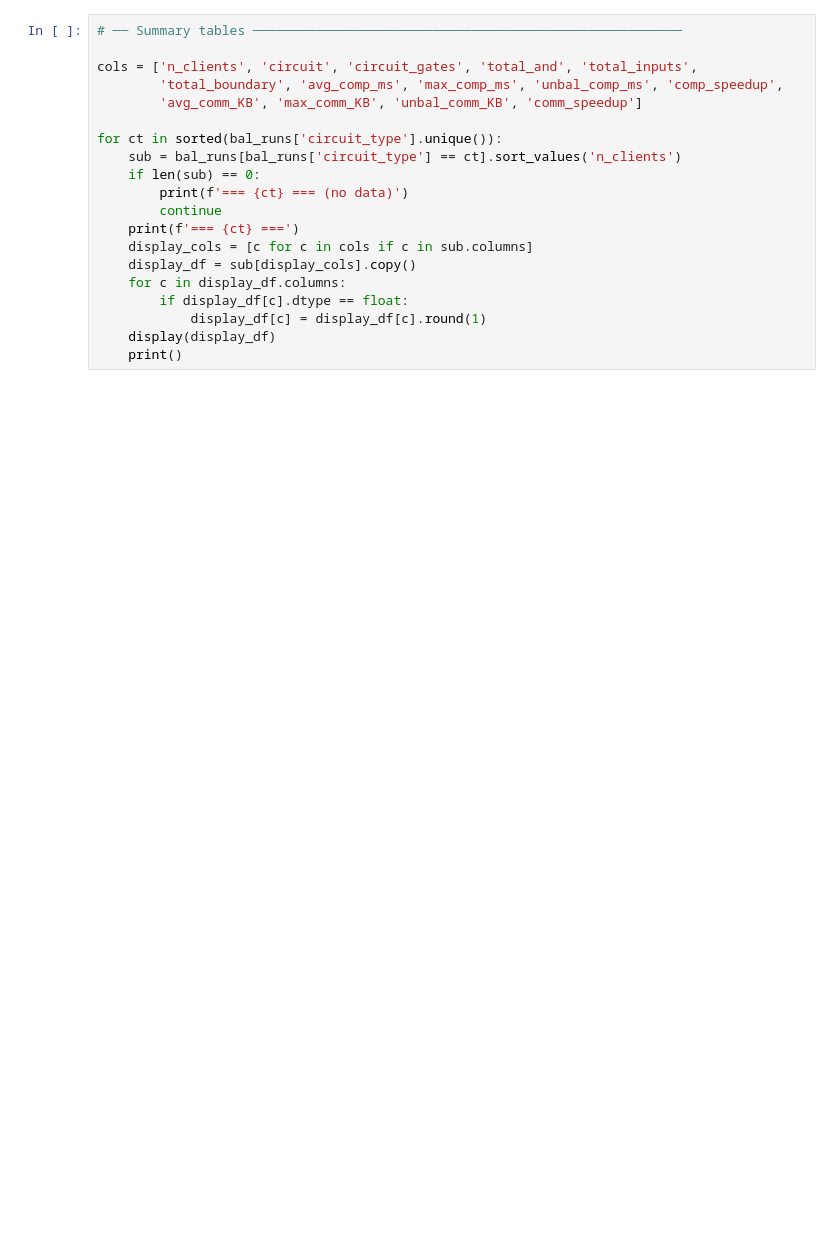
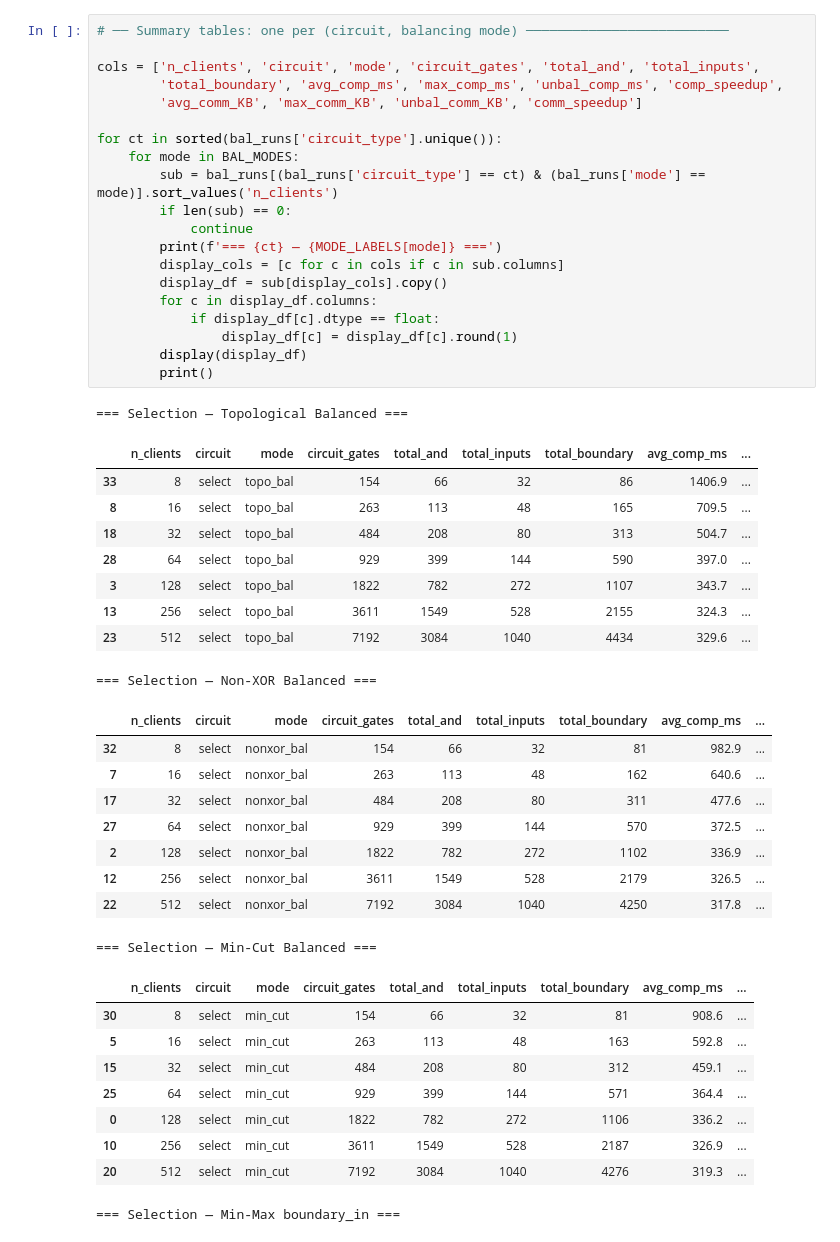
Before and after one commit to stoneboat/shuffle-DP-protocols, a Jupyter notebook: src/are-protocol-network/visualize_network.ipynb, the cells around one changed output. Saved outputs shown, nothing was run; the diff lists cells and outputs as text; blank space fills up the shorter version.

```diff
--- a/src/are-protocol-network/visualize_network.ipynb
+++ b/src/are-protocol-network/visualize_network.ipynb
@@ -242,20 +345,49 @@ else:
 # %%
-# ── Summary tables ───────────────────────────────────────────────────────
+# ── Summary tables: one per (circuit, balancing mode) ──────────────────────────
 
-cols = ['n_clients', 'circuit', 'circuit_gates', 'total_and', 'total_inputs',
+cols = ['n_clients', 'circuit', 'mode', 'circuit_gates', 'total_and', 'total_inputs',
         'total_boundary', 'avg_comp_ms', 'max_comp_ms', 'unbal_comp_ms', 'comp_speedup',
         'avg_comm_KB', 'max_comm_KB', 'unbal_comm_KB', 'comm_speedup']
 
 for ct in sorted(bal_runs['circuit_type'].unique()):
-    sub = bal_runs[bal_runs['circuit_type'] == ct].sort_values('n_clients')
-    if len(sub) == 0:
-        print(f'=== {ct} === (no data)')
-        continue
-    print(f'=== {ct} ===')
-    display_cols = [c for c in cols if c in sub.columns]
-    display_df = sub[display_cols].copy()
-    for c in display_df.columns:
-        if display_df[c].dtype == float:
-            display_df[c] = display_df[c].round(1)
-    display(display_df)
-    print()
+    for mode in BAL_MODES:
+        sub = bal_runs[(bal_runs['circuit_type'] == ct) & (bal_runs['mode'] == mode)].sort_values('n_clients')
+        if len(sub) == 0:
+            continue
+        print(f'=== {ct} — {MODE_LABELS[mode]} ===')
+        display_cols = [c for c in cols if c in sub.columns]
+        display_df = sub[display_cols].copy()
+        for c in display_df.columns:
+            if display_df[c].dtype == float:
+                display_df[c] = display_df[c].round(1)
+        display(display_df)
+        print()
+# %% [output]
+=== Selection — Topological Balanced ===
+|  | n_clients | circuit | mode | circuit_gates | total_and | total_inputs | total_boundary | avg_comp_ms | ... |
+| 33 | 8 | select | topo_bal | 154 | 66 | 32 | 86 | 1406.9 | ... |
+| 8 | 16 | select | topo_bal | 263 | 113 | 48 | 165 | 709.5 | ... |
+| 18 | 32 | select | topo_bal | 484 | 208 | 80 | 313 | 504.7 | ... |
+| 28 | 64 | select | topo_bal | 929 | 399 | 144 | 590 | 397.0 | ... |
+| 3 | 128 | select | topo_bal | 1822 | 782 | 272 | 1107 | 343.7 | ... |
+| 13 | 256 | select | topo_bal | 3611 | 1549 | 528 | 2155 | 324.3 | ... |
+| 23 | 512 | select | topo_bal | 7192 | 3084 | 1040 | 4434 | 329.6 | ... |
+=== Selection — Non-XOR Balanced ===
+|  | n_clients | circuit | mode | circuit_gates | total_and | total_inputs | total_boundary | avg_comp_ms | ... |
+| 32 | 8 | select | nonxor_bal | 154 | 66 | 32 | 81 | 982.9 | ... |
+| 7 | 16 | select | nonxor_bal | 263 | 113 | 48 | 162 | 640.6 | ... |
+| 17 | 32 | select | nonxor_bal | 484 | 208 | 80 | 311 | 477.6 | ... |
+| 27 | 64 | select | nonxor_bal | 929 | 399 | 144 | 570 | 372.5 | ... |
+| 2 | 128 | select | nonxor_bal | 1822 | 782 | 272 | 1102 | 336.9 | ... |
+| 12 | 256 | select | nonxor_bal | 3611 | 1549 | 528 | 2179 | 326.5 | ... |
+| 22 | 512 | select | nonxor_bal | 7192 | 3084 | 1040 | 4250 | 317.8 | ... |
+=== Selection — Min-Cut Balanced ===
+|  | n_clients | circuit | mode | circuit_gates | total_and | total_inputs | total_boundary | avg_comp_ms | ... |
+| 30 | 8 | select | min_cut | 154 | 66 | 32 | 81 | 908.6 | ... |
+| 5 | 16 | select | min_cut | 263 | 113 | 48 | 163 | 592.8 | ... |
+| 15 | 32 | select | min_cut | 484 | 208 | 80 | 312 | 459.1 | ... |
+| 25 | 64 | select | min_cut | 929 | 399 | 144 | 571 | 364.4 | ... |
+| 0 | 128 | select | min_cut | 1822 | 782 | 272 | 1106 | 336.2 | ... |
+| 10 | 256 | select | min_cut | 3611 | 1549 | 528 | 2187 | 326.9 | ... |
+| 20 | 512 | select | min_cut | 7192 | 3084 | 1040 | 4276 | 319.3 | ... |
+=== Selection — Min-Max boundary_in ===
```
Also changed, not shown: parts of 6 cells of this notebook, 4 other files.
